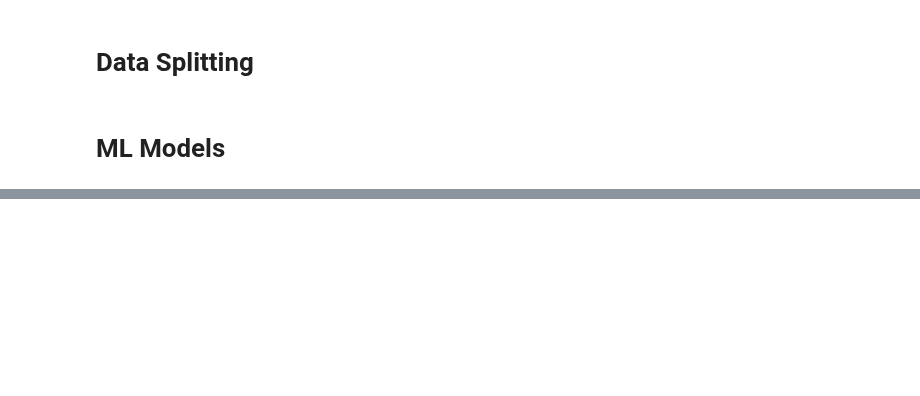
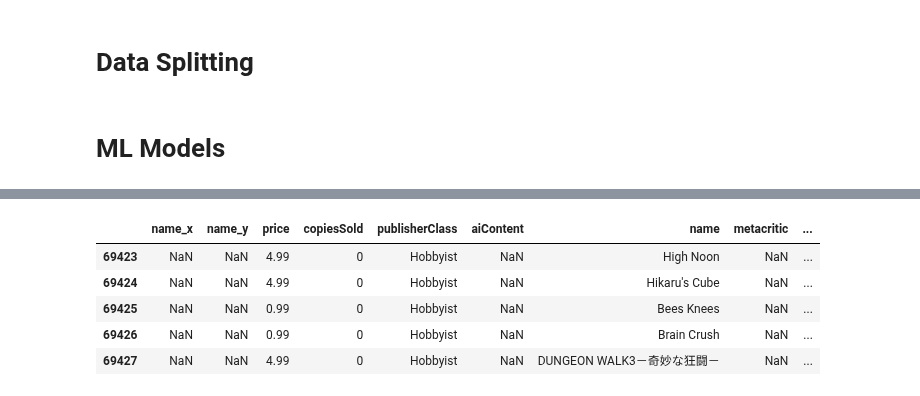
Before and after one commit to ahany42/SteamGamesPredictions, a Jupyter notebook: steam-games.ipynb, the cells around one changed output, grey strips where cells are left out. Saved outputs shown, nothing was run; the diff lists cells and outputs as text; code cells hidden in the pictures; blank space fills up the shorter version.

```diff
--- a/steam-games.ipynb
+++ b/steam-games.ipynb
@@ -1276,0 +1199,9 @@ print(f"Test Accuracy:  {test_acc:.4f}")
+# %%
+df.tail()
+# %% [output]
+|  | name_x | name_y | price | copiesSold | publisherClass | aiContent | name | metacritic | ... |
+| 69423 | NaN | NaN | 4.99 | 0 | Hobbyist | NaN | High Noon | NaN | ... |
+| 69424 | NaN | NaN | 4.99 | 0 | Hobbyist | NaN | Hikaru's Cube | NaN | ... |
+| 69425 | NaN | NaN | 0.99 | 0 | Hobbyist | NaN | Bees Knees | NaN | ... |
+| 69426 | NaN | NaN | 0.99 | 0 | Hobbyist | NaN | Brain Crush | NaN | ... |
+| 69427 | NaN | NaN | 4.99 | 0 | Hobbyist | NaN | DUNGEON WALK3－奇妙な狂闘－ | NaN | ... |
```
Also changed, not shown: parts of 102 cells of this notebook.
